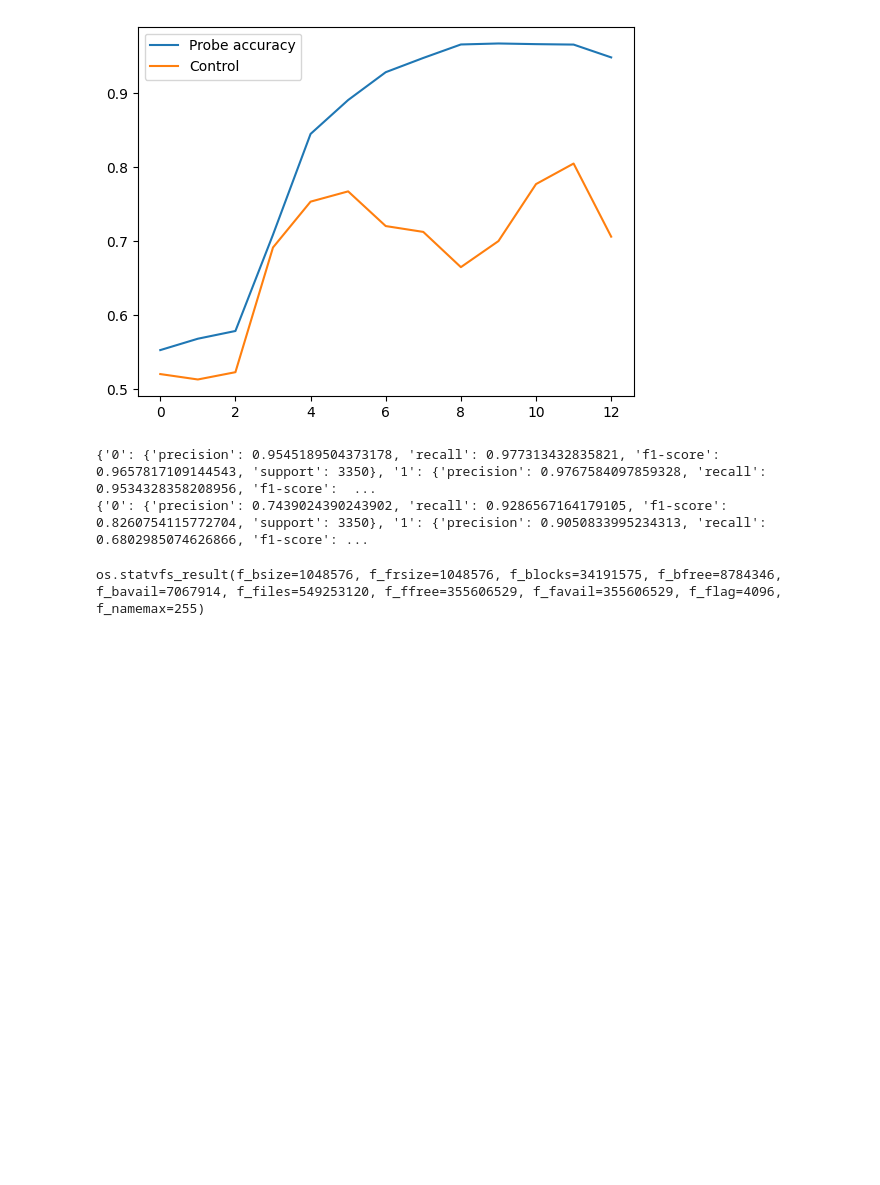
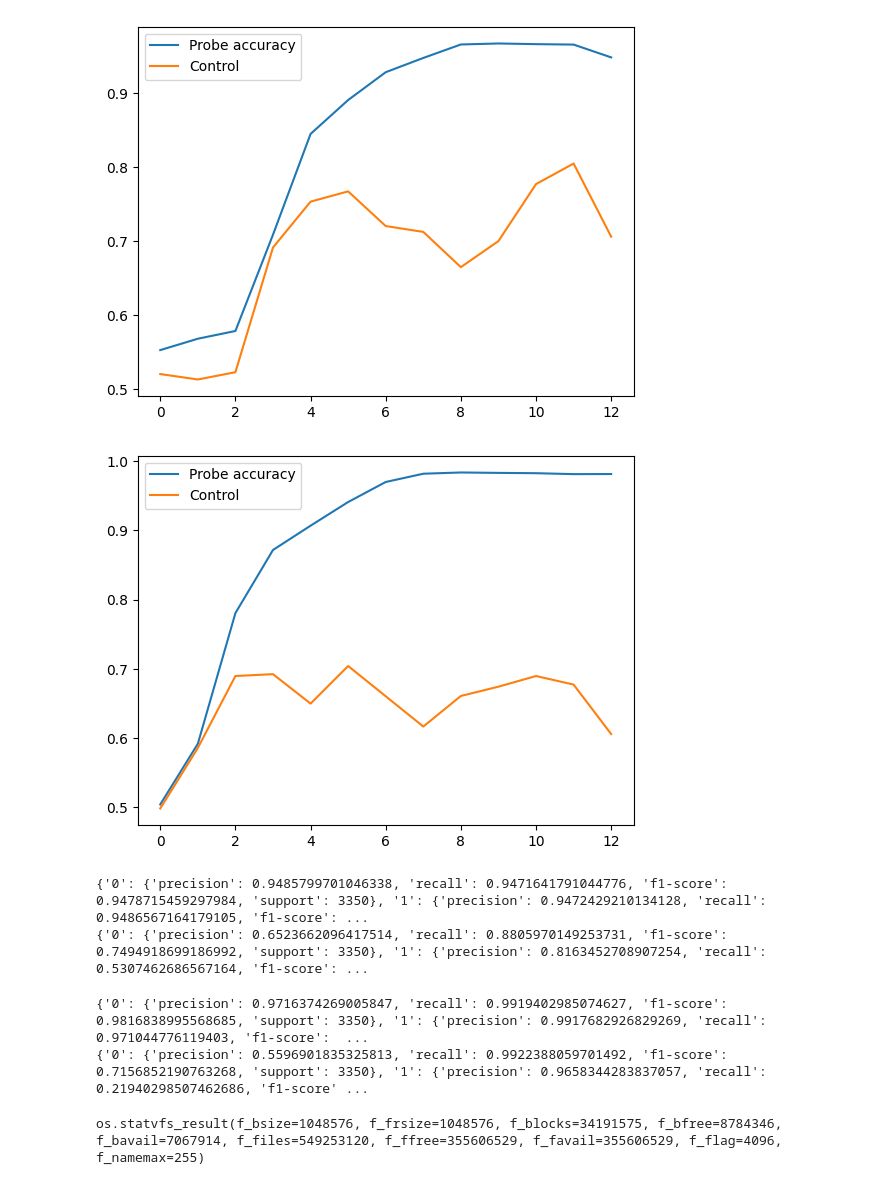
Before and after one commit to shashwat1002/negation_new, a Jupyter notebook: negation_probing.ipynb, the cells around one changed output. Cells and saved outputs as stored; diff of their text form; code cells hidden in the pictures; blank space fills up the shorter version.

```diff
--- a/negation_probing.ipynb
+++ b/negation_probing.ipynb
@@ -222,10 +364,15 @@ test_dataset_xor_1 = datasets.load_dataset("data_scripts/data_xor.py", task_num=
 Found cached dataset data_xor (/home2/shashwat.s/main_thread/negation_new/{'cache_dir': 'control_task', 'config_name': None, 'data_dir': None, 'data_files': None, 'hash': '94cf5ce42ff0bce06b5e2f35e6e8 ...
 # %%
 test_control1, test_labels_control1 = get_hidden_states_many_examples(model_wrapped, test_dataset_xor_1, n=10000, batch_size=100)
+# %%
+test_control1_deberta, test_labels_control1 = get_hidden_states_many_examples(model_wrapped_deberta, test_dataset_xor_1, n=10000, batch_size=100)
 # %%
 test_labels_control1
 # %% [output]
 tensor([0, 1, 1,  ..., 1, 1, 0], device='cuda:0')
 # %%
 reports_xor_control_1 = generate_classification_report_all_layers(test_control1, test_labels_control1, models_xor)
+reports_xor_control_1_deberta = generate_classification_report_all_layers(test_control1_deberta, test_labels_control1, models_deberta_xor)
 class_0_xor_control_1, class_1_xor_control_1 = collect_all_precisions_recalls(reports_xor_control_1)
+class_0_xor_control_1_deberta, class_1_xor_control_1_deberta = collect_all_precisions_recalls(reports_xor_control_1_deberta)
+print(reports_xor_control_1_deberta)
@@ -236,12 +385,25 @@ plt.legend()
 plt.savefig("XOR_setup.svg", format="svg")
 # %% [output]
 [figure]
+# %%
+plt.plot( [i for i in range(len(reports_xor_no_control_deberta))], [report['accuracy'] for report in reports_xor_no_control_deberta], label="Probe accuracy")
+plt.plot([i for i in range(len(reports_xor_control_1_deberta))], [report['accuracy'] for report in reports_xor_control_1_deberta], label="Control")
+plt.legend()
+plt.savefig("XOR_setup.svg", format="svg")
+# %% [output]
+[figure, added]
 # %%
-print(reports_xor_no_control[8])
-print(reports_xor_control_1[11])
+print(reports_xor_no_control[-1])
+print(reports_xor_control_1[-1])
 # %% [output]
-{'0': {'precision': 0.9545189504373178, 'recall': 0.977313432835821, 'f1-score': 0.9657817109144543, 'support': 3350}, '1': {'precision': 0.9767584097859328, 'recall': 0.9534328358208956, 'f1-score':  ...
-{'0': {'precision': 0.7439024390243902, 'recall': 0.9286567164179105, 'f1-score': 0.8260754115772704, 'support': 3350}, '1': {'precision': 0.9050833995234313, 'recall': 0.6802985074626866, 'f1-score': ...
+{'0': {'precision': 0.9485799701046338, 'recall': 0.9471641791044776, 'f1-score': 0.9478715459297984, 'support': 3350}, '1': {'precision': 0.9472429210134128, 'recall': 0.9486567164179105, 'f1-score': ...
+{'0': {'precision': 0.6523662096417514, 'recall': 0.8805970149253731, 'f1-score': 0.7494918699186992, 'support': 3350}, '1': {'precision': 0.8163452708907254, 'recall': 0.5307462686567164, 'f1-score': ...
+# %%
+print(reports_xor_no_control_deberta[-1])
+print(reports_xor_control_1_deberta[-1])
+# %% [output]
+{'0': {'precision': 0.9716374269005847, 'recall': 0.9919402985074627, 'f1-score': 0.9816838995568685, 'support': 3350}, '1': {'precision': 0.9917682926829269, 'recall': 0.971044776119403, 'f1-score':  ...
+{'0': {'precision': 0.5596901835325813, 'recall': 0.9922388059701492, 'f1-score': 0.7156852190763268, 'support': 3350}, '1': {'precision': 0.9658344283837057, 'recall': 0.21940298507462686, 'f1-score' ...
 # %%
 import datasets
 import os
```
Also changed, not shown: parts of 11 cells of this notebook.
